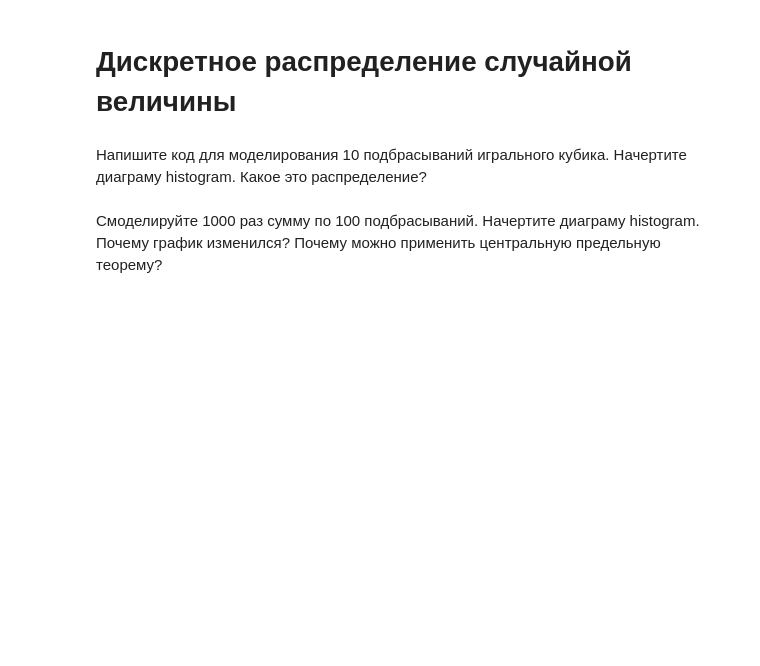
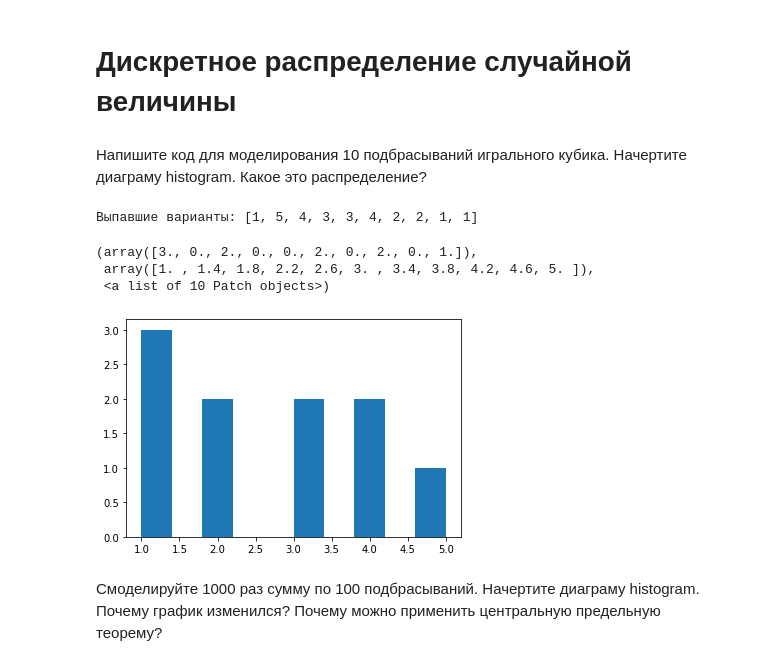
Before and after one commit to iamdenizzz/pyda-10, a Jupyter notebook: 19/homework-4.ipynb, the cells around one changed output. Saved outputs shown, nothing was run; the diff lists cells and outputs as text; code cells hidden in the pictures; blank space fills up the shorter version.

```diff
--- a/19/homework-4.ipynb
+++ b/19/homework-4.ipynb
@@ -184,5 +227,21 @@ data.head()
 # Дискретное распределение случайной величины
 # %% [markdown]
 Напишите код для моделирования 10 подбрасываний игрального кубика. Начертите диаграму histogram. Какое это распределение?
+# %%
+x=[]
+i=0
+
+while i < 10:
+    x.append(np.random.randint(1, 6))
+    i = i + 1
+
+print('Выпавшие варианты:',x)
+plt.hist(x)
+# %% [output]
+Выпавшие варианты: [1, 5, 4, 3, 3, 4, 2, 2, 1, 1]
+(array([3., 0., 2., 0., 0., 2., 0., 2., 0., 1.]),
+ array([1. , 1.4, 1.8, 2.2, 2.6, 3. , 3.4, 3.8, 4.2, 4.6, 5. ]),
+ <a list of 10 Patch objects>)
+[figure, added]
 # %% [markdown]
 Смоделируйте 1000 раз сумму по 100 подбрасываний. Начертите диаграму histogram. Почему график изменился? Почему можно применить центральную предельную теорему?
```
Also changed, not shown: parts of 9 cells of this notebook.
